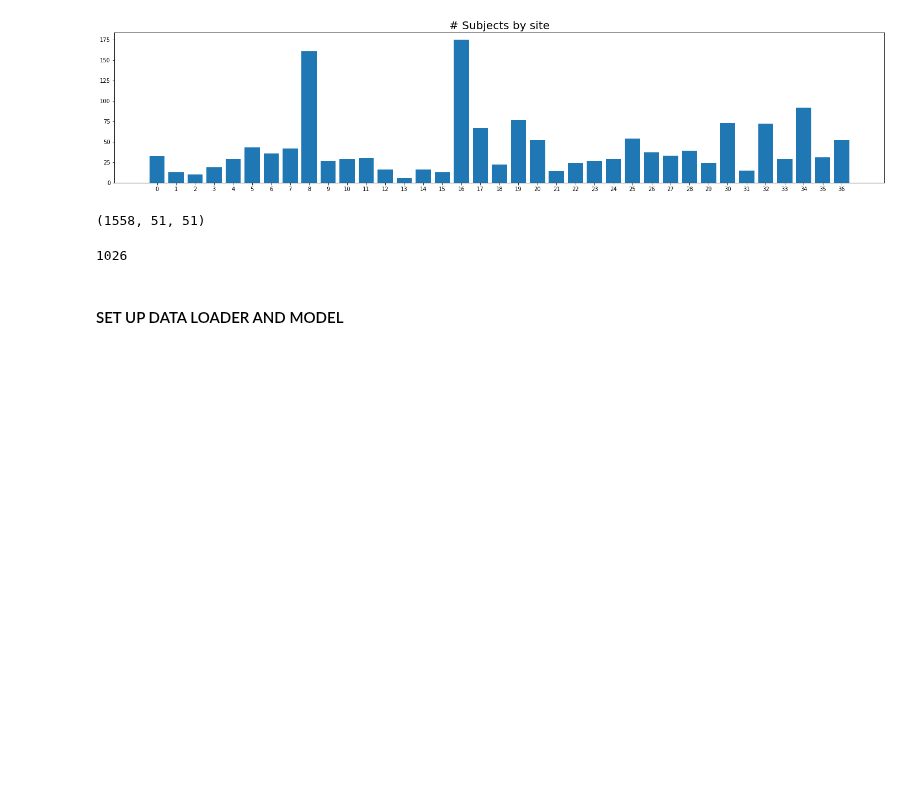
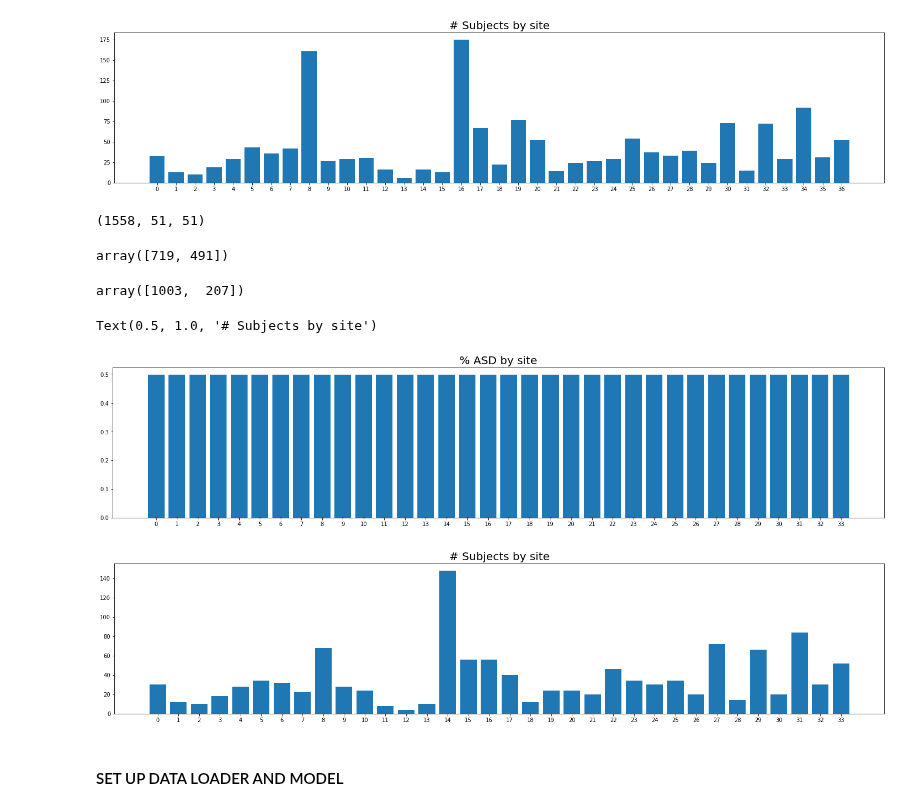
Before and after one commit to Aglinskas/BC-fMRI-AE, a Jupyter notebook: Notebooks/0091-train-CVAE-cmats-dropout.ipynb, the cells around one changed output. Saved outputs shown, nothing was run; the diff lists cells and outputs as text; code cells hidden in the pictures; blank space fills up the shorter version.

```diff
--- a/Notebooks/0091-train-CVAE-cmats-dropout.ipynb
+++ b/Notebooks/0091-train-CVAE-cmats-dropout.ipynb
@@ -206,3 +228,23 @@ Text(0.5, 1.0, '# Subjects by site')
+# %%
+def balance_site(site,df):
+    sites = np.unique(df['siteID'].values)
+    #site = 0
+    idx = df['siteID'].values==site
+    vec = np.repeat(False,len(idx))
+
+    unique,counts = np.unique(df['is_asd'].values[idx]*1,return_counts=True)
+    if len(unique)>1:
+        n = min(counts)
+
+        asd_idxs = (df['siteID'].values==site) * (df['is_asd'].values==1)
+        td_idxs = (df['siteID'].values==site) * (df['is_asd'].values==0)
+
+        vec[np.nonzero(asd_idxs)[0][0:n]]=True
+        vec[np.nonzero(td_idxs)[0][0:n]]=True
+
+    return vec
+# %%
+bal_vec = np.array([balance_site(site,df) for site in np.unique(df['siteID'].values)]).sum(axis=0)==1
 # %%
 # cmats = np.load('../Data/cmats_r51_S1502.npz')['data']
 # cmats.shape
@@ -212,21 +254,50 @@ cmats.shape
 # %% [output]
 (1558, 51, 51)
 # %%
-## SLICE DATA
+# ## SLICE DATA
 
-site_perc = df.groupby(by=["siteID"], dropna=False).mean()['is_asd'].values
-bad_sites_bool = (site_perc > .6) + (site_perc < .4)
-siteIDs = df.groupby(by=["siteID"], dropna=False).mean()['is_asd'].index.values
-bad_sites_idx = siteIDs[bad_sites_bool]
+# site_perc = df.groupby(by=["siteID"], dropna=False).mean()['is_asd'].values
+# bad_sites_bool = (site_perc > .6) + (site_perc < .4)
+# siteIDs = df.groupby(by=["siteID"], dropna=False).mean()['is_asd'].index.values
+# bad_sites_idx = siteIDs[bad_sites_bool]
 
-## good subjects
-good_subjects = ~df['siteID'].isin(bad_sites_idx).values
-print(good_subjects.sum())
+# ## good subjects
+# good_subjects = ~df['siteID'].isin(bad_sites_idx).values
+# print(good_subjects.sum())
+
+# df = df.iloc[good_subjects]
+# cmats = cmats[good_subjects,:,:]
-# %% [output]
-1026
 # %%
-df = df.iloc[good_subjects]
-cmats = cmats[good_subjects,:,:]
+df = df.iloc[bal_vec]
+cmats = cmats[bal_vec,:,:]
+# %%
+df.groupby(by=["dataset_id"], dropna=False).count()['is_asd'].values
+# %% [output]
+array([719, 491])
+# %%
+df.groupby(by=["gender"], dropna=False).count()['is_asd'].values
+# %% [output]
+array([1003,  207])
+# %%
+ys = df.groupby(by=["siteID"], dropna=False).mean()['is_asd'].values
+
+xs = np.arange(len(ys))
+plt.figure(figsize=(25,5))
+plt.bar(xs,ys)
+plt.plot(xs,(ys<.4) + (ys > .6),'r.')
+plt.xticks(xs);
+plt.title('% ASD by site',fontsize=20)
+
+ys = df.groupby(by=["siteID"], dropna=False).count()['is_asd'].values
+xs = np.arange(len(ys))
+plt.figure(figsize=(25,5))
+plt.bar(xs,ys)
+plt.xticks(xs);
+plt.title('# Subjects by site',fontsize=20)
+# %% [output]
+Text(0.5, 1.0, '# Subjects by site')
+[figure, added]
+[figure, added]
 # %% [markdown]
 #### SET UP DATA LOADER AND MODEL
 # %%
```
Also changed, not shown: parts of 28 cells of this notebook.
